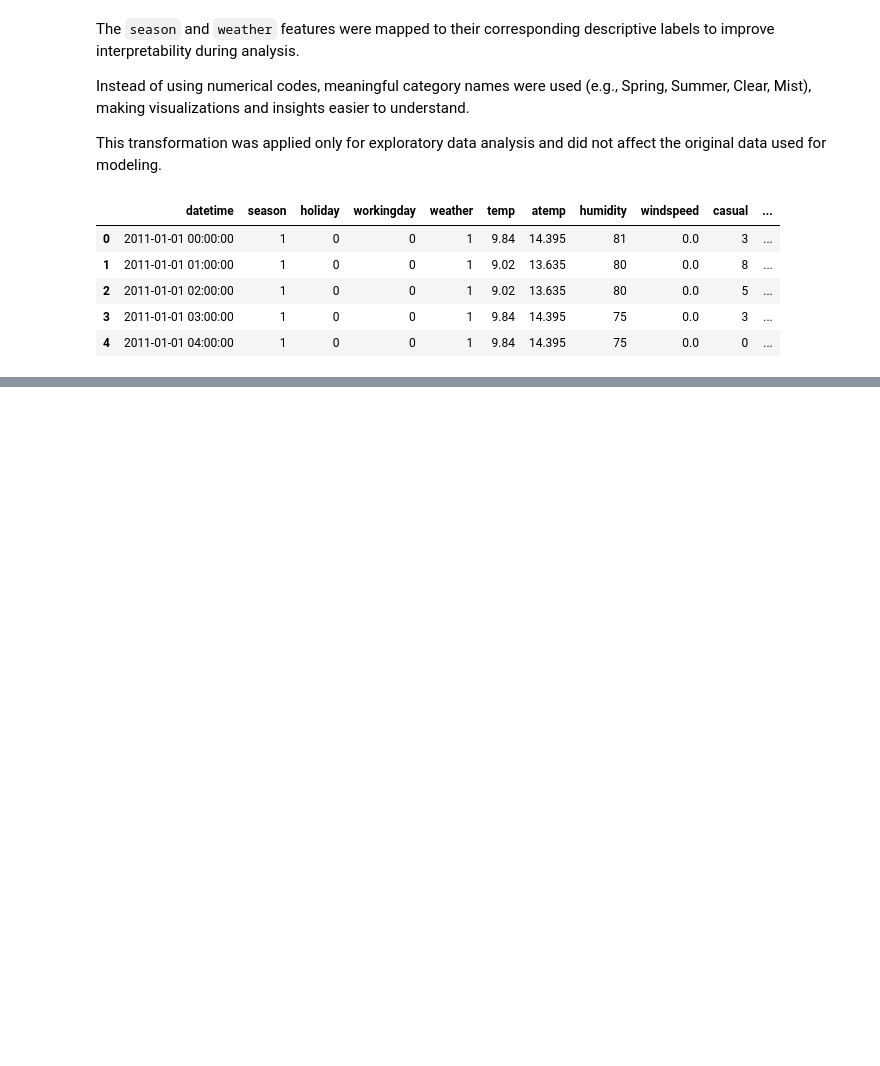
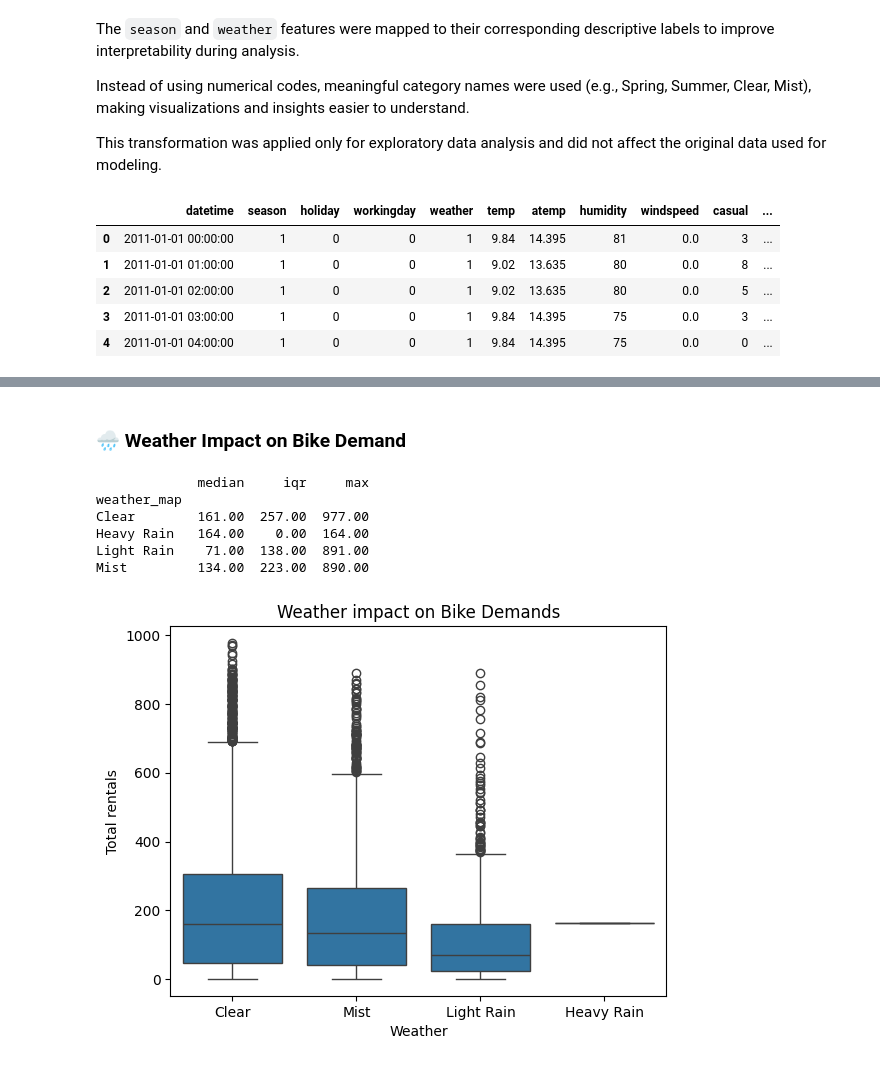
Before and after one commit to moha-yasser/bike-sharing-demand-analysis-and-prediction, a Jupyter notebook: bike_demand.ipynb, the cells around one changed output, grey strips where cells are left out. Saved outputs shown, nothing was run; the diff lists cells and outputs as text; code cells hidden in the pictures; blank space fills up the shorter version.

```diff
--- a/bike_demand.ipynb
+++ b/bike_demand.ipynb
@@ -144,0 +180,21 @@ df.head()
+# %% [markdown]
+### 🌧️ Weather Impact on Bike Demand
+# %%
+sns.boxplot(x=df['weather_map'], y=df['count'])
+plt.title('Weather impact on Bike Demands')
+plt.xlabel('Weather')
+plt.ylabel('Total rentals')
+
+weather_impact = df.groupby('weather_map')['count'].agg(['median', iqr, 'max'])
+
+print(weather_impact.map("{:,.2f}".format))
+
+plt.show()
+# %% [output]
+             median     iqr     max
+weather_map
+Clear        161.00  257.00  977.00
+Heavy Rain   164.00    0.00  164.00
+Light Rain    71.00  138.00  891.00
+Mist         134.00  223.00  890.00
+[figure, added]
```
Also changed, not shown: parts of 20 cells of this notebook.
